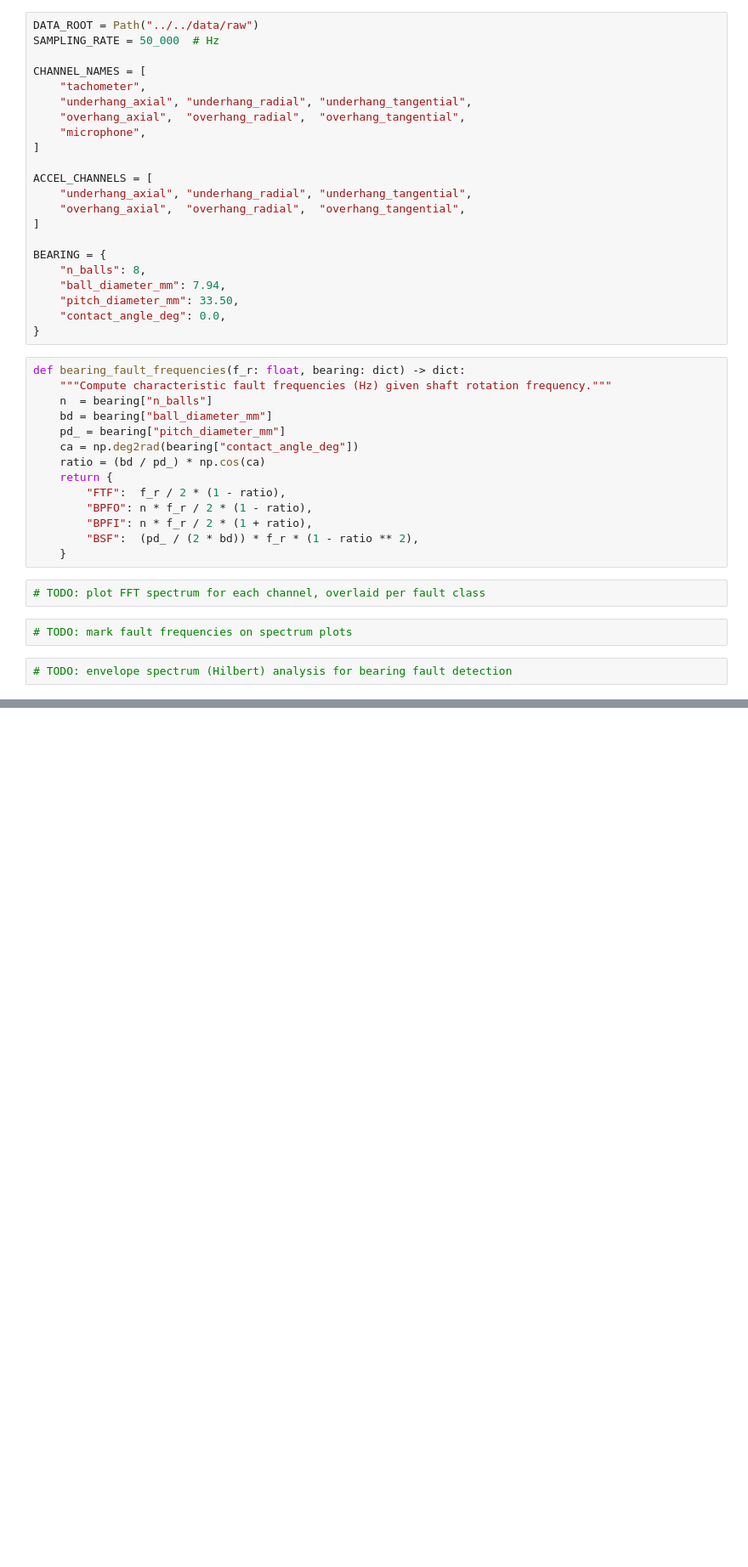
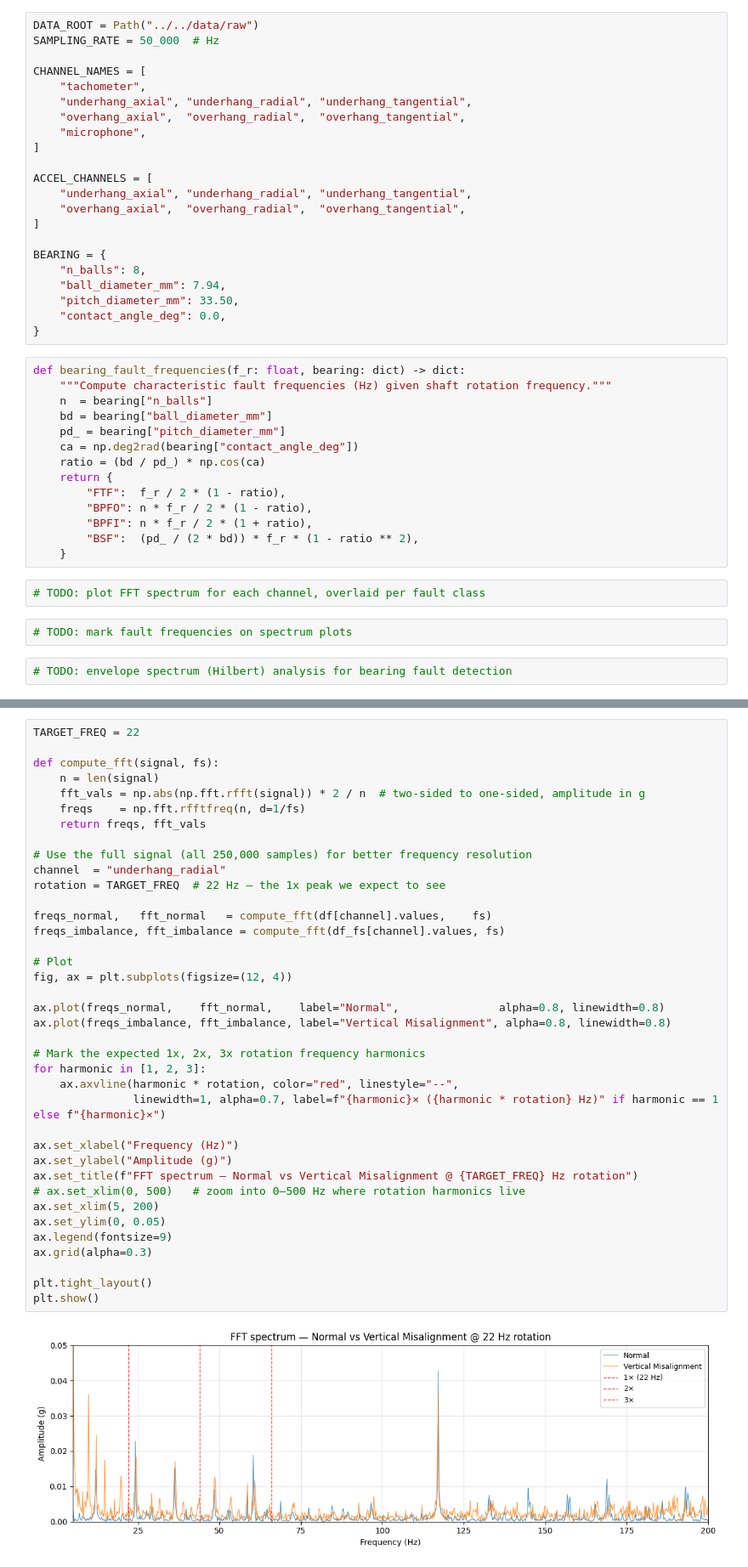
Before and after one commit to victorsillerico/fault-diagnosis-machinery, a Jupyter notebook: notebooks/phase1/03_frequency_domain.ipynb, the cells around one changed output, grey strips where cells are left out. Shown at 85% size. Drawn from its saved outputs; the diff is of its cells as text; blank space fills up the shorter version.

```diff
--- a/notebooks/phase1/03_frequency_domain.ipynb
+++ b/notebooks/phase1/03_frequency_domain.ipynb
@@ -58,0 +113,40 @@ def bearing_fault_frequencies(f_r: float, bearing: dict) -> dict:
+# %%
+TARGET_FREQ = 22
+
+def compute_fft(signal, fs):
+    n = len(signal)
+    fft_vals = np.abs(np.fft.rfft(signal)) * 2 / n  # two-sided to one-sided, amplitude in g
+    freqs    = np.fft.rfftfreq(n, d=1/fs)
+    return freqs, fft_vals
+
+# Use the full signal (all 250,000 samples) for better frequency resolution
+channel  = "underhang_radial"
+rotation = TARGET_FREQ  # 22 Hz — the 1x peak we expect to see
+
+freqs_normal,   fft_normal   = compute_fft(df[channel].values,    fs)
+freqs_imbalance, fft_imbalance = compute_fft(df_fs[channel].values, fs)
+
+# Plot
+fig, ax = plt.subplots(figsize=(12, 4))
+
+ax.plot(freqs_normal,    fft_normal,    label="Normal",               alpha=0.8, linewidth=0.8)
+ax.plot(freqs_imbalance, fft_imbalance, label="Vertical Misalignment", alpha=0.8, linewidth=0.8)
+
+# Mark the expected 1x, 2x, 3x rotation frequency harmonics
+for harmonic in [1, 2, 3]:
+    ax.axvline(harmonic * rotation, color="red", linestyle="--",
+               linewidth=1, alpha=0.7, label=f"{harmonic}× ({harmonic * rotation} Hz)" if harmonic == 1 else f"{harmonic}×")
+
+ax.set_xlabel("Frequency (Hz)")
+ax.set_ylabel("Amplitude (g)")
+ax.set_title(f"FFT spectrum — Normal vs Vertical Misalignment @ {TARGET_FREQ} Hz rotation")
+# ax.set_xlim(0, 500)   # zoom into 0–500 Hz where rotation harmonics live
+ax.set_xlim(5, 200)
+ax.set_ylim(0, 0.05)
+ax.legend(fontsize=9)
+ax.grid(alpha=0.3)
+
+plt.tight_layout()
+plt.show()
+# %% [output]
+[figure, added]
```
Also changed, not shown: parts of 4 cells of this notebook.
